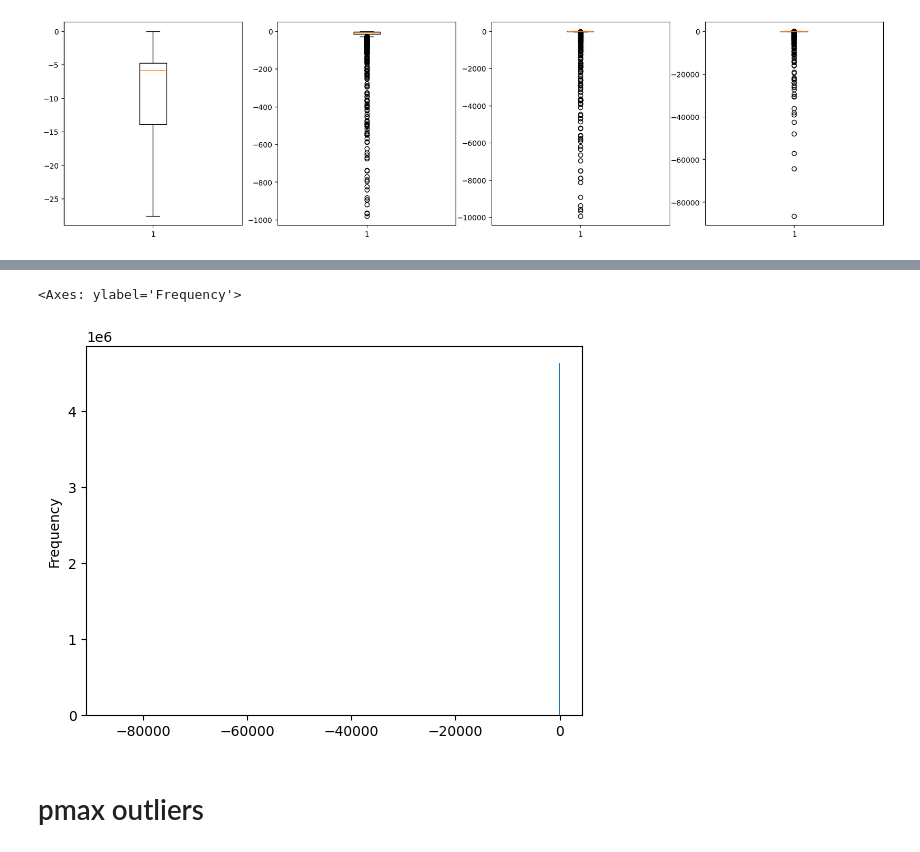
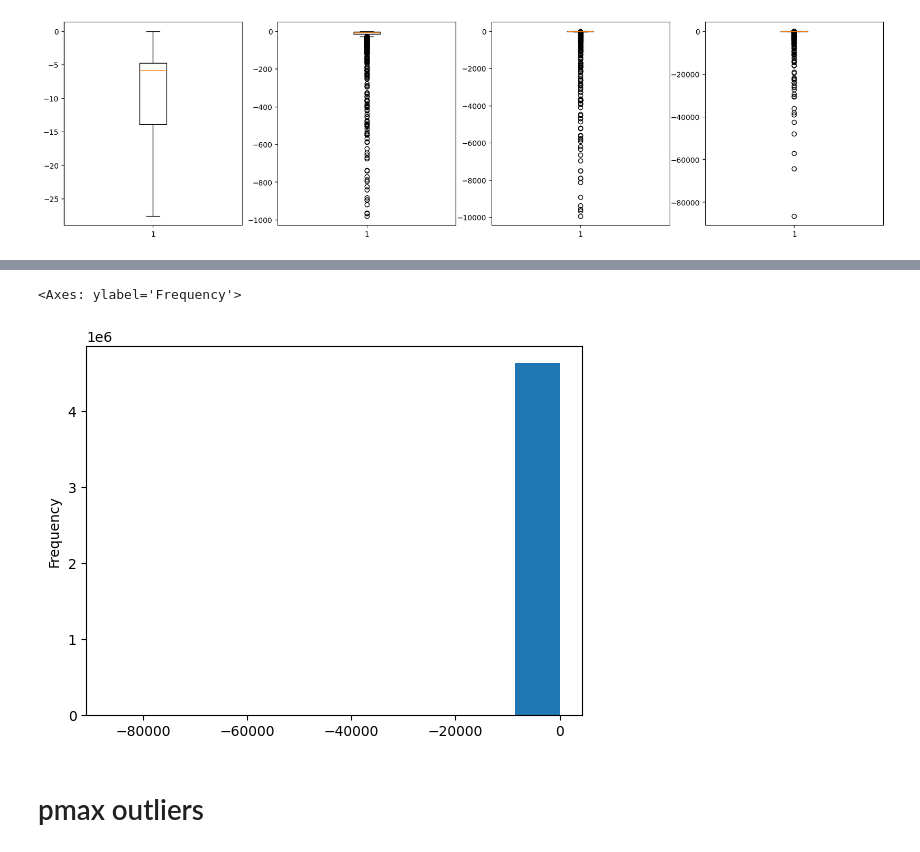
Before and after one commit to arildus/DSL-project, a Jupyter notebook: outlier_detection.ipynb, the cells around one changed output, grey strips where cells are left out. Drawn from its saved outputs; the diff is of its cells as text; code cells hidden in the pictures.

```diff
--- a/outlier_detection.ipynb
+++ b/outlier_detection.ipynb
@@ -80,8 +106,8 @@ df_below
 # %%
-joined_negpmax.plot(kind='hist', bins=1000)
+joined_negpmax.plot(kind='hist', bins=10)
 # %% [output]
 <Axes: ylabel='Frequency'>
-[figure, old version]
+[figure, new version]
 # %% [markdown]
 # pmax outliers
 # %%
```
Also changed, not shown: parts of 10 cells of this notebook, 4 other files.
